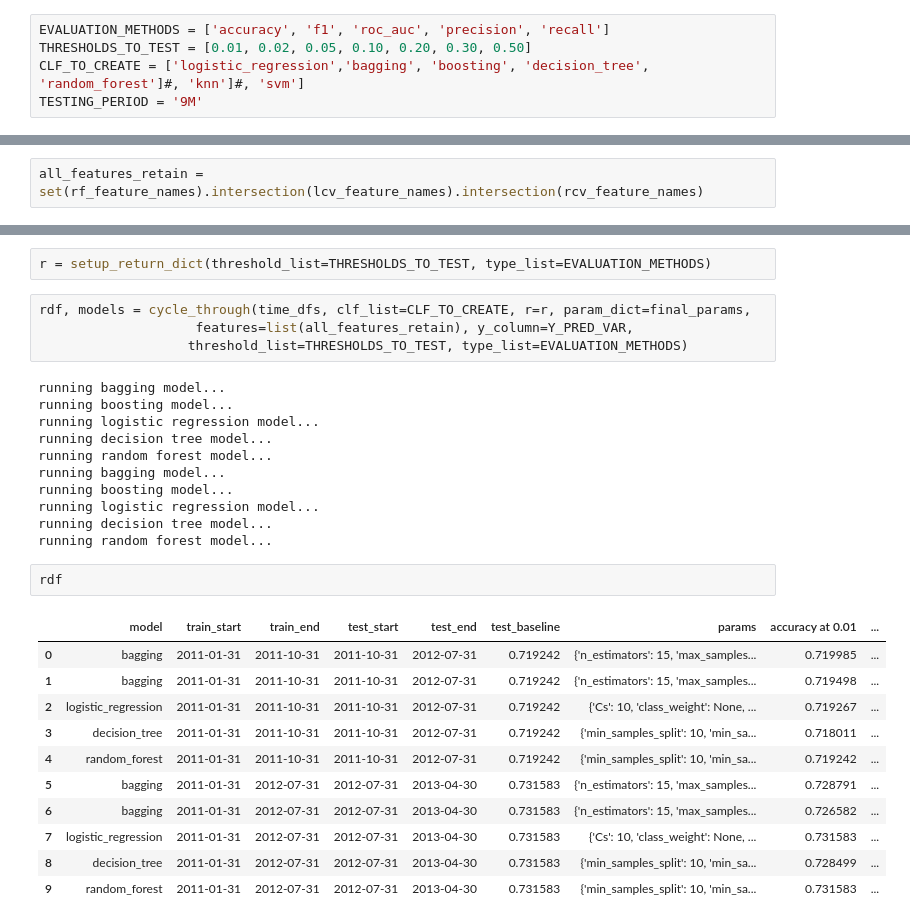
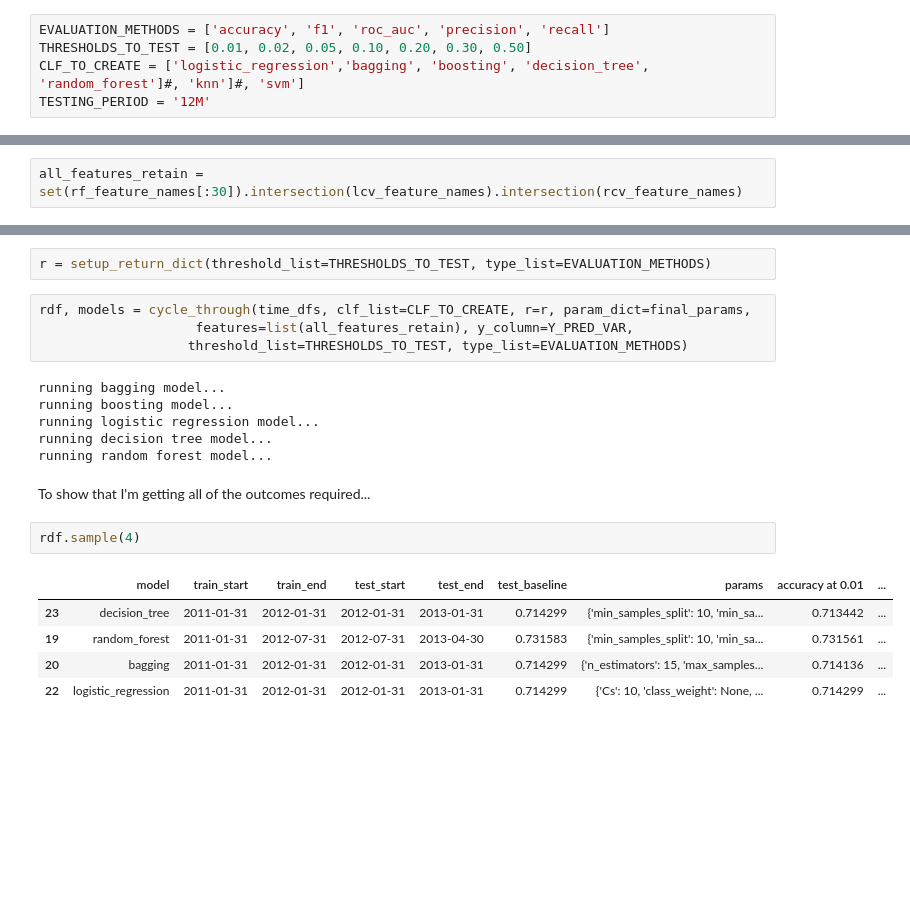
Before and after one commit to emmanechamkin/enechamkin_ML_for_public_policy, a Jupyter notebook: HW 3.ipynb, the cells around one changed output, grey strips where cells are left out. Drawn from its saved outputs; the diff is of its cells as text; blank space fills up the shorter version.

```diff
--- a/HW 3.ipynb
+++ b/HW 3.ipynb
@@ -76,7 +76,7 @@ SKLEARN_BASE_MODELS = {
 EVALUATION_METHODS = ['accuracy', 'f1', 'roc_auc', 'precision', 'recall']
 THRESHOLDS_TO_TEST = [0.01, 0.02, 0.05, 0.10, 0.20, 0.30, 0.50]
 CLF_TO_CREATE = ['logistic_regression','bagging', 'boosting', 'decision_tree', 'random_forest']#, 'knn']#, 'svm']
-TESTING_PERIOD = '9M'
+TESTING_PERIOD = '12M'
 # %%
 STARTDATE = datetime.datetime.strptime('2011-01-01', '%Y-%m-%d')
 ENDDATE = datetime.datetime.strptime('2013-12-31', '%Y-%m-%d')
@@ -217,7 +229,7 @@ rcv_feature_names = [x for (x,y) in rcv_feature_list]
 # %% [markdown]
 ### Determine intersection of features for the regression
 # %%
-all_features_retain = set(rf_feature_names).intersection(lcv_feature_names).intersection(rcv_feature_names)
+all_features_retain = set(rf_feature_names[:30]).intersection(lcv_feature_names).intersection(rcv_feature_names)
 # %%
 print(all_features_retain, end = " ")
 # %% [output]
@@ -332,25 +344,16 @@ running boosting model...
 running logistic regression model...
 running decision tree model...
 running random forest model...
-running bagging model...
-running boosting model...
-running logistic regression model...
-running decision tree model...
-running random forest model...
+# %% [markdown]
+To show that I'm getting all of the outcomes required...
 # %%
-rdf
+rdf.sample(4)
 # %% [output]
 |  | model | train_start | train_end | test_start | test_end | test_baseline | params | accuracy at 0.01 | ... |
-| 0 | bagging | 2011-01-31 | 2011-10-31 | 2011-10-31 | 2012-07-31 | 0.719242 | {'n_estimators': 15, 'max_samples... | 0.719985 | ... |
-| 1 | bagging | 2011-01-31 | 2011-10-31 | 2011-10-31 | 2012-07-31 | 0.719242 | {'n_estimators': 15, 'max_samples... | 0.719498 | ... |
-| 2 | logistic_regression | 2011-01-31 | 2011-10-31 | 2011-10-31 | 2012-07-31 | 0.719242 | {'Cs': 10, 'class_weight': None, ... | 0.719267 | ... |
-| 3 | decision_tree | 2011-01-31 | 2011-10-31 | 2011-10-31 | 2012-07-31 | 0.719242 | {'min_samples_split': 10, 'min_sa... | 0.718011 | ... |
-| 4 | random_forest | 2011-01-31 | 2011-10-31 | 2011-10-31 | 2012-07-31 | 0.719242 | {'min_samples_split': 10, 'min_sa... | 0.719242 | ... |
-| 5 | bagging | 2011-01-31 | 2012-07-31 | 2012-07-31 | 2013-04-30 | 0.731583 | {'n_estimators': 15, 'max_samples... | 0.728791 | ... |
-| 6 | bagging | 2011-01-31 | 2012-07-31 | 2012-07-31 | 2013-04-30 | 0.731583 | {'n_estimators': 15, 'max_samples... | 0.726582 | ... |
-| 7 | logistic_regression | 2011-01-31 | 2012-07-31 | 2012-07-31 | 2013-04-30 | 0.731583 | {'Cs': 10, 'class_weight': None, ... | 0.731583 | ... |
-| 8 | decision_tree | 2011-01-31 | 2012-07-31 | 2012-07-31 | 2013-04-30 | 0.731583 | {'min_samples_split': 10, 'min_sa... | 0.728499 | ... |
-| 9 | random_forest | 2011-01-31 | 2012-07-31 | 2012-07-31 | 2013-04-30 | 0.731583 | {'min_samples_split': 10, 'min_sa... | 0.731583 | ... |
+| 23 | decision_tree | 2011-01-31 | 2012-01-31 | 2012-01-31 | 2013-01-31 | 0.714299 | {'min_samples_split': 10, 'min_sa... | 0.713442 | ... |
+| 19 | random_forest | 2011-01-31 | 2012-07-31 | 2012-07-31 | 2013-04-30 | 0.731583 | {'min_samples_split': 10, 'min_sa... | 0.731561 | ... |
+| 20 | bagging | 2011-01-31 | 2012-01-31 | 2012-01-31 | 2013-01-31 | 0.714299 | {'n_estimators': 15, 'max_samples... | 0.714136 | ... |
+| 22 | logistic_regression | 2011-01-31 | 2012-01-31 | 2012-01-31 | 2013-01-31 | 0.714299 | {'Cs': 10, 'class_weight': None, ... | 0.714299 | ... |
 # %%
 color_list = ['tab:blue', 'tab:orange', 'tab:green',
               'tab:red', 'tab:purple', 'tab:brown', 'tab:pink',
```
Also changed, not shown: parts of 13 cells of this notebook, 2 other files.
